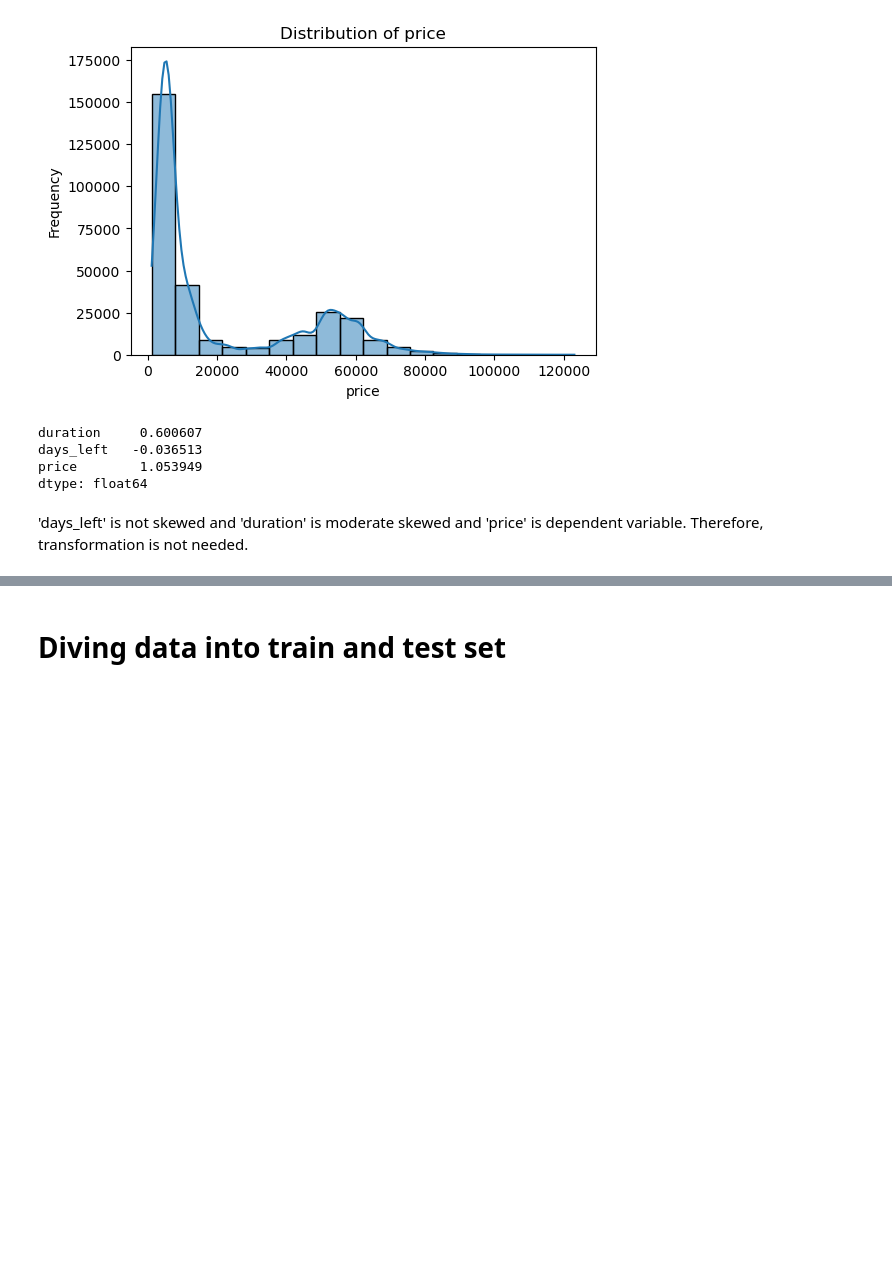
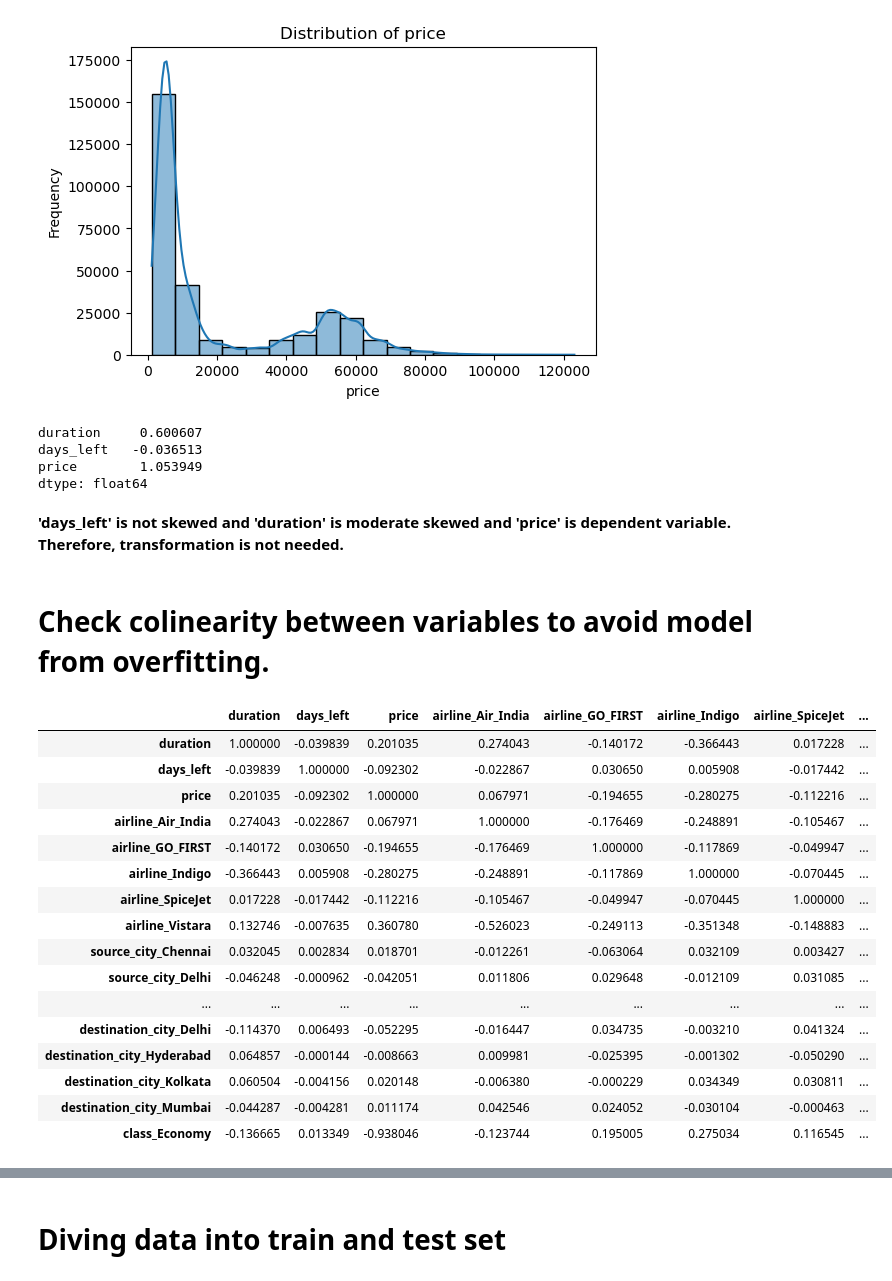
Before and after one commit to Sameer-ansarii/AIRLINES_FARE_PREDICTOR, a Jupyter notebook: AIRLINES FARE (MODEL BUILDING).ipynb, the cells around one changed output, grey strips where cells are left out. Drawn from its saved outputs; the diff is of its cells as text; code cells hidden in the pictures; blank space fills up the shorter version.

```diff
--- a/AIRLINES FARE (MODEL BUILDING).ipynb
+++ b/AIRLINES FARE (MODEL BUILDING).ipynb
@@ -211,4 +211,26 @@ days_left   -0.036513
 price        1.053949
 dtype: float64
 # %% [markdown]
-'days_left' is not skewed and 'duration' is moderate skewed and 'price' is dependent variable. Therefore, transformation is not needed.
+**'days_left' is not skewed and 'duration' is moderate skewed and 'price' is dependent variable. Therefore, transformation is not needed.**
+# %% [markdown]
+# Check colinearity between variables to avoid model from overfitting.
+# %%
+df.corr()
+# %% [output]
+|  | duration | days_left | price | airline_Air_India | airline_GO_FIRST | airline_Indigo | airline_SpiceJet | ... |
+| duration | 1.000000 | -0.039839 | 0.201035 | 0.274043 | -0.140172 | -0.366443 | 0.017228 | ... |
+| days_left | -0.039839 | 1.000000 | -0.092302 | -0.022867 | 0.030650 | 0.005908 | -0.017442 | ... |
+| price | 0.201035 | -0.092302 | 1.000000 | 0.067971 | -0.194655 | -0.280275 | -0.112216 | ... |
+| airline_Air_India | 0.274043 | -0.022867 | 0.067971 | 1.000000 | -0.176469 | -0.248891 | -0.105467 | ... |
+| airline_GO_FIRST | -0.140172 | 0.030650 | -0.194655 | -0.176469 | 1.000000 | -0.117869 | -0.049947 | ... |
+| airline_Indigo | -0.366443 | 0.005908 | -0.280275 | -0.248891 | -0.117869 | 1.000000 | -0.070445 | ... |
+| airline_SpiceJet | 0.017228 | -0.017442 | -0.112216 | -0.105467 | -0.049947 | -0.070445 | 1.000000 | ... |
+| airline_Vistara | 0.132746 | -0.007635 | 0.360780 | -0.526023 | -0.249113 | -0.351348 | -0.148883 | ... |
+| source_city_Chennai | 0.032045 | 0.002834 | 0.018701 | -0.012261 | -0.063064 | 0.032109 | 0.003427 | ... |
+| source_city_Delhi | -0.046248 | -0.000962 | -0.042051 | 0.011806 | 0.029648 | -0.012109 | 0.031085 | ... |
+| ... | ... | ... | ... | ... | ... | ... | ... | ... |
+| destination_city_Delhi | -0.114370 | 0.006493 | -0.052295 | -0.016447 | 0.034735 | -0.003210 | 0.041324 | ... |
+| destination_city_Hyderabad | 0.064857 | -0.000144 | -0.008663 | 0.009981 | -0.025395 | -0.001302 | -0.050290 | ... |
+| destination_city_Kolkata | 0.060504 | -0.004156 | 0.020148 | -0.006380 | -0.000229 | 0.034349 | 0.030811 | ... |
+| destination_city_Mumbai | -0.044287 | -0.004281 | 0.011174 | 0.042546 | 0.024052 | -0.030104 | -0.000463 | ... |
+| class_Economy | -0.136665 | 0.013349 | -0.938046 | -0.123744 | 0.195005 | 0.275034 | 0.116545 | ... |
```
Also changed, not shown: parts of 7 cells of this notebook.
